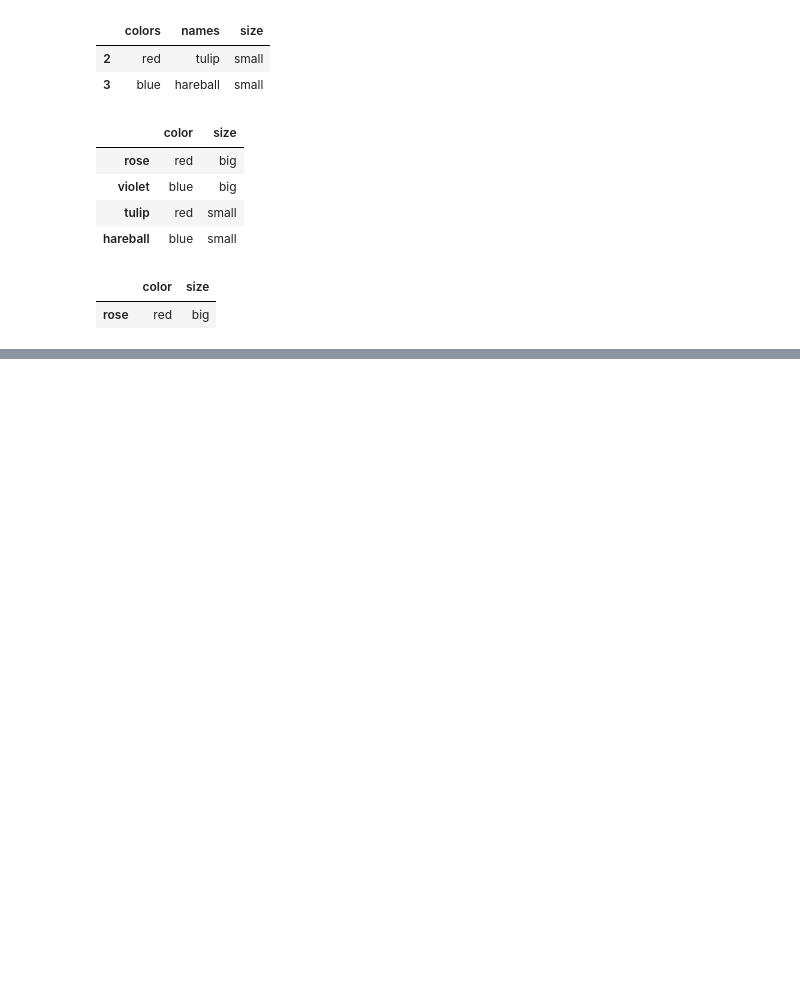
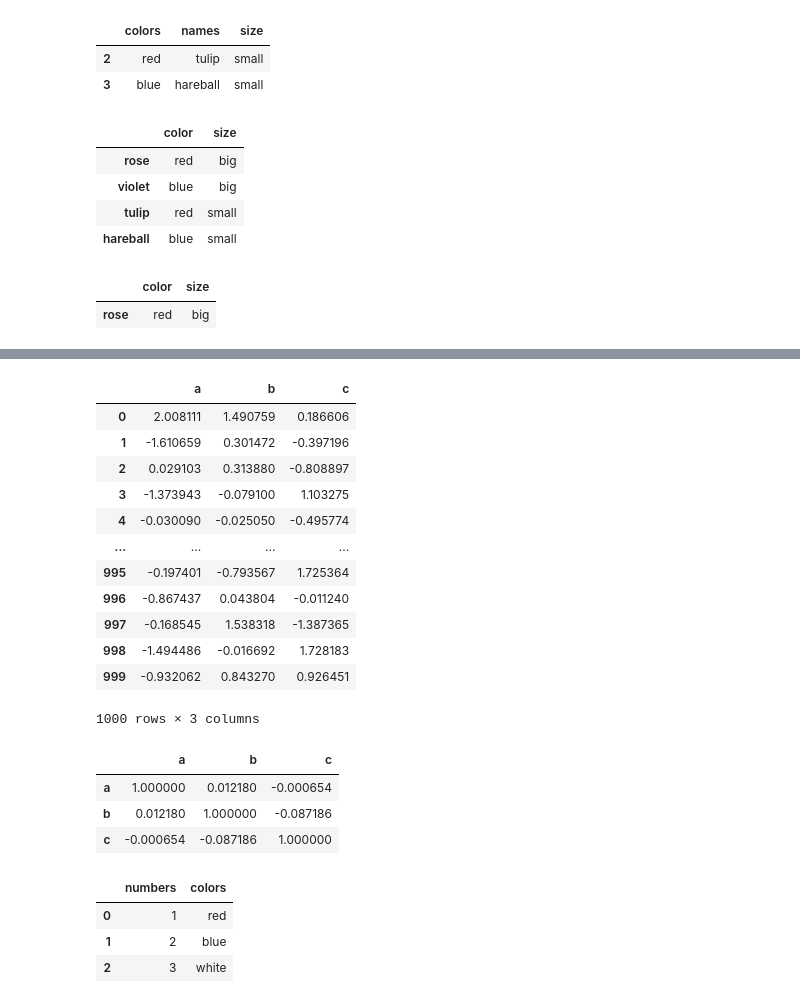
Before and after one commit to antonioIannotta/python-tutorial, a Jupyter notebook: pandas/Pandas.ipynb, the cells around one changed output, grey strips where cells are left out. Cells and saved outputs as stored; diff of their text form; code cells hidden in the pictures; blank space fills up the shorter version.

```diff
--- a/pandas/Pandas.ipynb
+++ b/pandas/Pandas.ipynb
@@ -92,0 +137,32 @@ df[rose_mask]
+# %%
+df = pd.DataFrame(np.random.randn(1000, 3), columns=['a', 'b', 'c'])
+df
+# %% [output]
+|  | a | b | c |
+| 0 | 2.008111 | 1.490759 | 0.186606 |
+| 1 | -1.610659 | 0.301472 | -0.397196 |
+| 2 | 0.029103 | 0.313880 | -0.808897 |
+| 3 | -1.373943 | -0.079100 | 1.103275 |
+| 4 | -0.030090 | -0.025050 | -0.495774 |
+| ... | ... | ... | ... |
+| 995 | -0.197401 | -0.793567 | 1.725364 |
+| 996 | -0.867437 | 0.043804 | -0.011240 |
+| 997 | -0.168545 | 1.538318 | -1.387365 |
+| 998 | -1.494486 | -0.016692 | 1.728183 |
+| 999 | -0.932062 | 0.843270 | 0.926451 |
+1000 rows × 3 columns
+# %%
+df.corr()
+# %% [output]
+|  | a | b | c |
+| a | 1.000000 | 0.012180 | -0.000654 |
+| b | 0.012180 | 1.000000 | -0.087186 |
+| c | -0.000654 | -0.087186 | 1.000000 |
+# %%
+df = pd.DataFrame({'numbers': [1, 2, 3], 'colors': ['red', 'blue', 'white']})
+df
+# %% [output]
+|  | numbers | colors |
+| 0 | 1 | red |
+| 1 | 2 | blue |
+| 2 | 3 | white |
```
Also changed, not shown: parts of 8 cells of this notebook.
